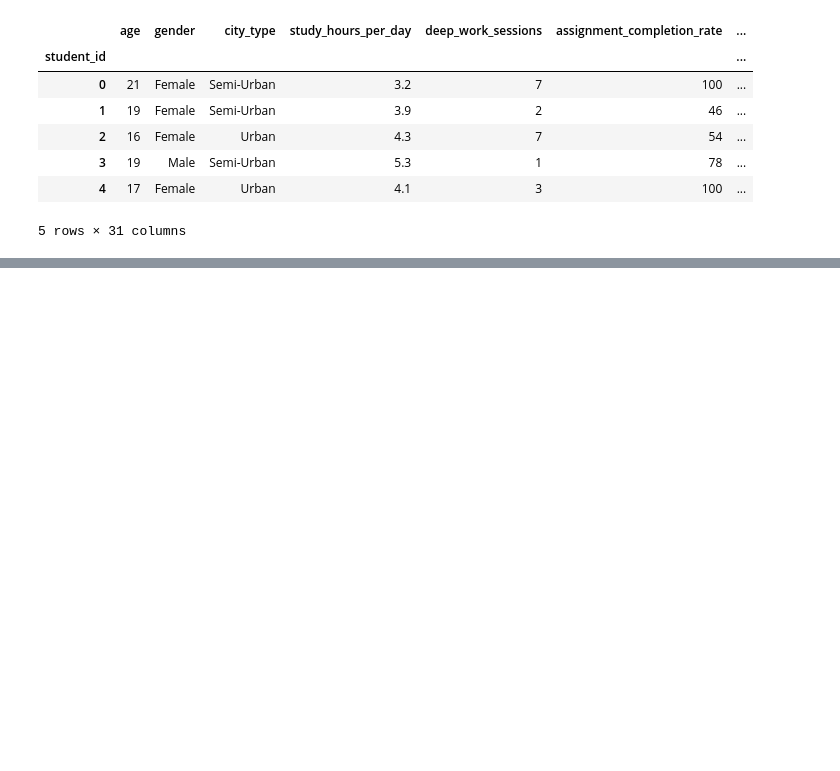
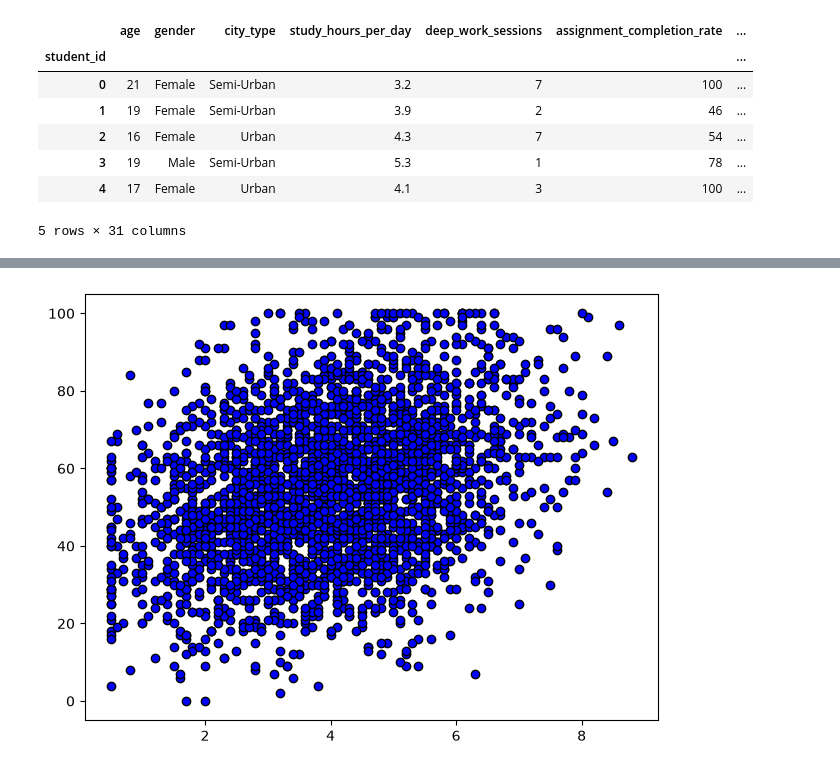
Before and after one commit to chadiboudaher/ml-dl-pytorch, a Jupyter notebook: src/projects/student-academic-performance-prediction/notebook/student_preformence.ipynb, the cells around one changed output, grey strips where cells are left out. Drawn from its saved outputs; the diff is of its cells as text; code cells hidden in the pictures; blank space fills up the shorter version.

```diff
--- a/src/projects/student-academic-performance-prediction/notebook/student_preformence.ipynb
+++ b/src/projects/student-academic-performance-prediction/notebook/student_preformence.ipynb
@@ -76,0 +81,7 @@ df
+# %%
+X_numeric, y_numeric = numeric_attr.drop(columns="final_exam_score"), numeric_attr["final_exam_score"]
+plt.scatter(X_numeric["study_hours_per_day"], y_numeric, c="b", edgecolors="black")
+plt.tight_layout()
+plt.show();
+# %% [output]
+[figure, added]
```
Also changed, not shown: parts of 3 cells of this notebook.
